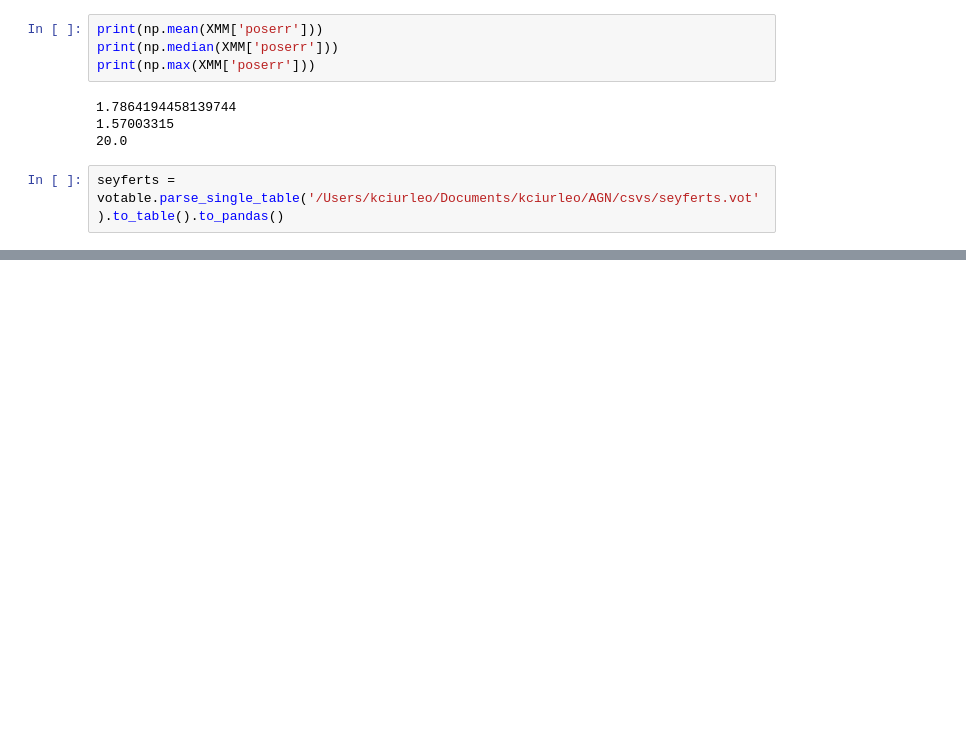
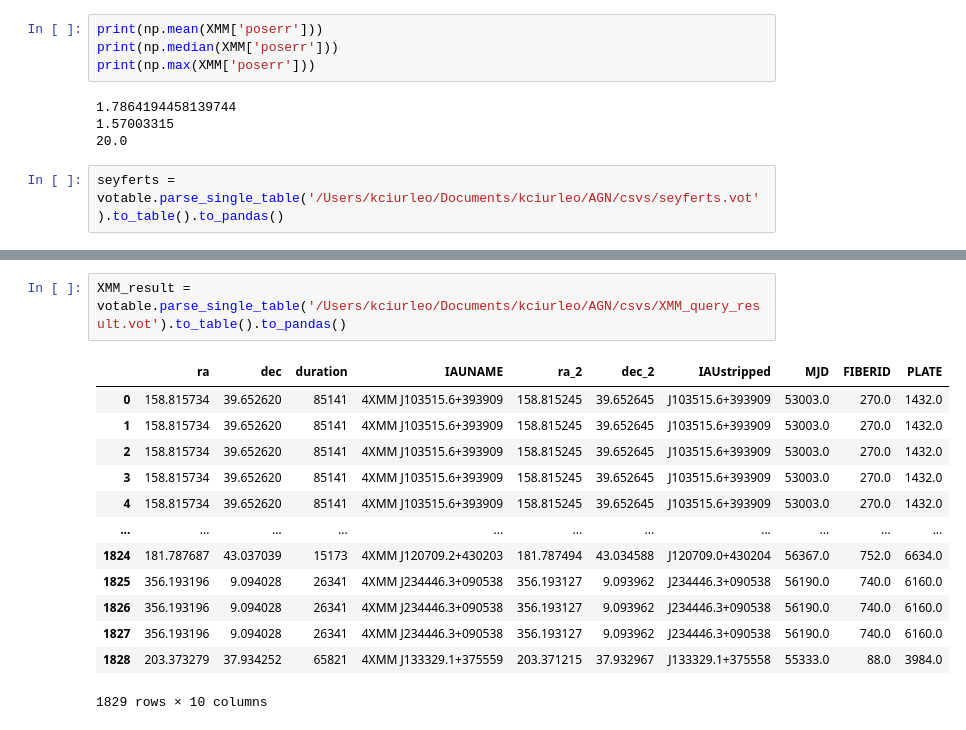
Before and after one commit to kciurleo/AGN, a Jupyter notebook: unorganized/xmm_stuff.ipynb, the cells around one changed output, grey strips where cells are left out. Cells and saved outputs as stored; diff of their text form; blank space fills up the shorter version.

Commit message:
finally got basic XMM query result

```diff
--- a/unorganized/xmm_stuff.ipynb
+++ b/unorganized/xmm_stuff.ipynb
@@ -132,0 +172,16 @@ Name: PLATE, Length: 825, dtype: float64
+# %%
+XMM_result = votable.parse_single_table('/Users/kciurleo/Documents/kciurleo/AGN/csvs/XMM_query_result.vot').to_table().to_pandas()
+# %% [output]
+|  | ra | dec | duration | IAUNAME | ra_2 | dec_2 | IAUstripped | MJD | FIBERID | PLATE |
+| 0 | 158.815734 | 39.652620 | 85141 | 4XMM J103515.6+393909 | 158.815245 | 39.652645 | J103515.6+393909 | 53003.0 | 270.0 | 1432.0 |
+| 1 | 158.815734 | 39.652620 | 85141 | 4XMM J103515.6+393909 | 158.815245 | 39.652645 | J103515.6+393909 | 53003.0 | 270.0 | 1432.0 |
+| 2 | 158.815734 | 39.652620 | 85141 | 4XMM J103515.6+393909 | 158.815245 | 39.652645 | J103515.6+393909 | 53003.0 | 270.0 | 1432.0 |
+| 3 | 158.815734 | 39.652620 | 85141 | 4XMM J103515.6+393909 | 158.815245 | 39.652645 | J103515.6+393909 | 53003.0 | 270.0 | 1432.0 |
+| 4 | 158.815734 | 39.652620 | 85141 | 4XMM J103515.6+393909 | 158.815245 | 39.652645 | J103515.6+393909 | 53003.0 | 270.0 | 1432.0 |
+| ... | ... | ... | ... | ... | ... | ... | ... | ... | ... | ... |
+| 1824 | 181.787687 | 43.037039 | 15173 | 4XMM J120709.2+430203 | 181.787494 | 43.034588 | J120709.0+430204 | 56367.0 | 752.0 | 6634.0 |
+| 1825 | 356.193196 | 9.094028 | 26341 | 4XMM J234446.3+090538 | 356.193127 | 9.093962 | J234446.3+090538 | 56190.0 | 740.0 | 6160.0 |
+| 1826 | 356.193196 | 9.094028 | 26341 | 4XMM J234446.3+090538 | 356.193127 | 9.093962 | J234446.3+090538 | 56190.0 | 740.0 | 6160.0 |
+| 1827 | 356.193196 | 9.094028 | 26341 | 4XMM J234446.3+090538 | 356.193127 | 9.093962 | J234446.3+090538 | 56190.0 | 740.0 | 6160.0 |
+| 1828 | 203.373279 | 37.934252 | 65821 | 4XMM J133329.1+375559 | 203.371215 | 37.932967 | J133329.1+375558 | 55333.0 | 88.0 | 3984.0 |
+1829 rows × 10 columns
```
Also changed, not shown: parts of 6 cells of this notebook, 3 other files.
